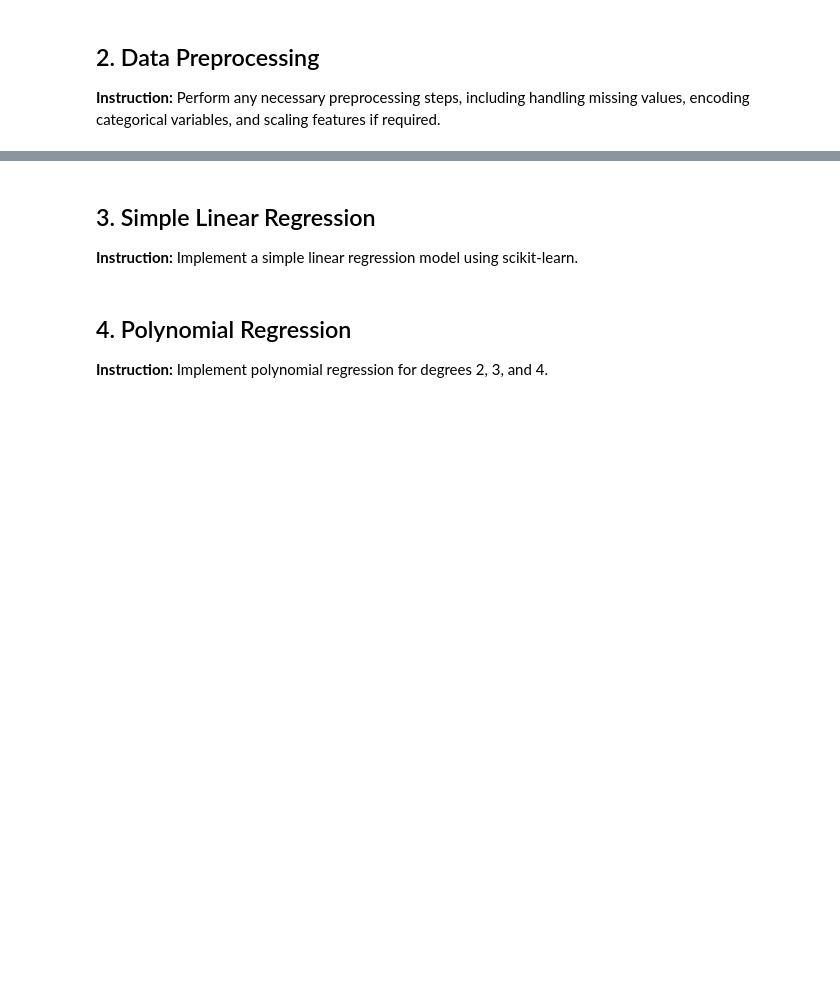
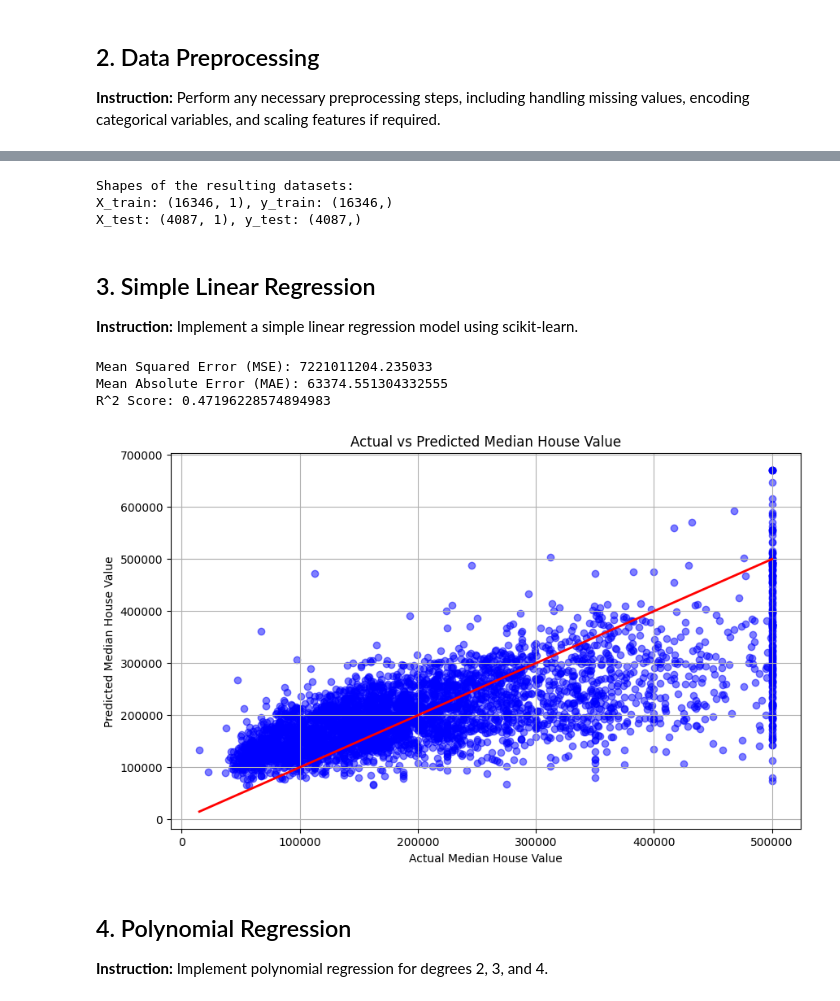
Before and after one commit to SayanDasDev/ML-College-, a Jupyter notebook: project_1/Regression_Project_Notebook.ipynb, the cells around one changed output, grey strips where cells are left out. Drawn from its saved outputs; the diff is of its cells as text; code cells hidden in the pictures; blank space fills up the shorter version.

```diff
--- a/project_1/Regression_Project_Notebook.ipynb
+++ b/project_1/Regression_Project_Notebook.ipynb
@@ -111,0 +106,6 @@ dtype: int64
+# %%
+# Encoding the categorical variable 'ocean_proximity' using one-hot encoding
+dataset = pd.get_dummies(dataset, columns=['ocean_proximity'])
+
+# Display the first few rows of the encoded dataset
+dataset.head()
@@ -111,0 +119,5 @@ dtype: int64
+# %%
+
+# Splitting the dataset into features (X) and target (y)
+X = dataset['median_income'].values.reshape(-1,1)
+y = dataset['median_house_value'].values
@@ -112,3 +128,14 @@ dtype: int64
+# %%
+
+# Split the data into training and test sets (e.g., 80% training, 20% testing)
+X_train, X_test, y_train, y_test = train_test_split(X, y, test_size=0.2, random_state=42)
+print("Shapes of the resulting datasets:")
+print(f"X_train: {X_train.shape}, y_train: {y_train.shape}")
+print(f"X_test: {X_test.shape}, y_test: {y_test.shape}")
+# %% [output]
+Shapes of the resulting datasets:
+X_train: (16346, 1), y_train: (16346,)
+X_test: (4087, 1), y_test: (4087,)
 # %% [markdown]
 
 ## 3. Simple Linear Regression
@@ -116,18 +143,39 @@ dtype: int64
 # %%
 
 # Define the linear regression model
-
+model = LinearRegression()
 
 # Fit the model on the training data
-
+model.fit(X_train, y_train)
 
 # Predict on the test data
-
+y_pred = model.predict(X_test)
 
 # Calculate performance metrics [MSE, MAE, R^2]
-
+mse = mean_squared_error(y_test, y_pred)
+mae = mean_absolute_error(y_test, y_pred)
+r2 = r2_score(y_test, y_pred)
 
 # Print the metrics
+print(f"Mean Squared Error (MSE): {mse}")
+print(f"Mean Absolute Error (MAE): {mae}")
+print(f"R^2 Score: {r2}")
+# %% [output]
+Mean Squared Error (MSE): 7221011204.235033
+Mean Absolute Error (MAE): 63374.551304332555
+R^2 Score: 0.47196228574894983
+# %%
+# Scatter plot of the actual vs predicted values
+plt.figure(figsize=(10, 6))
+plt.scatter(y_test, y_pred, color='blue', alpha=0.5)
+plt.plot([y_test.min(), y_test.max()], [y_test.min(), y_test.max()], color='red', linewidth=2)
+plt.xlabel('Actual Median House Value')
+plt.ylabel('Predicted Median House Value')
+plt.title('Actual vs Predicted Median House Value')
+plt.grid(True)
+plt.show()
+# %% [output]
+[figure, added]
 # %% [markdown]
 
 ## 4. Polynomial Regression
```
Also changed, not shown: parts of 17 cells of this notebook.
